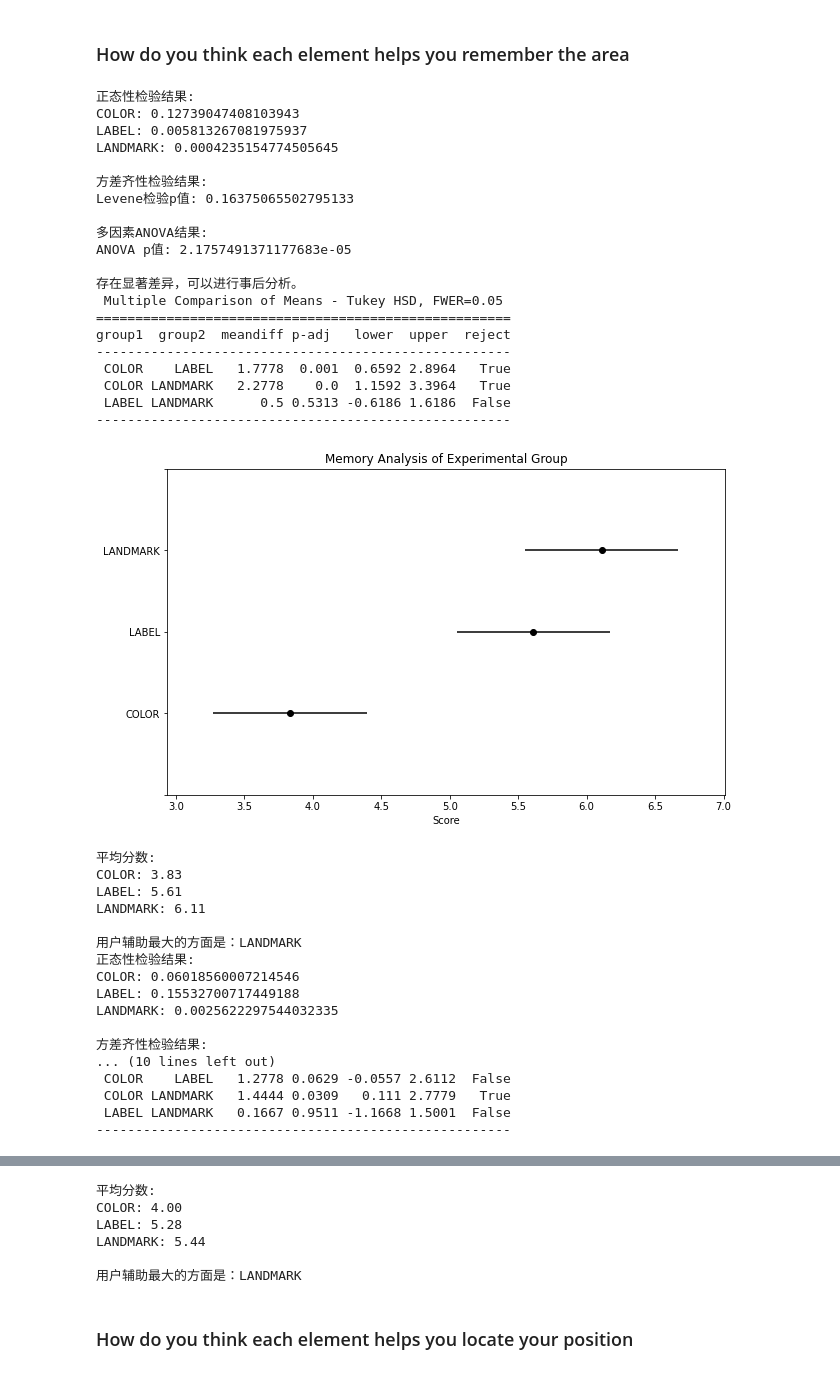
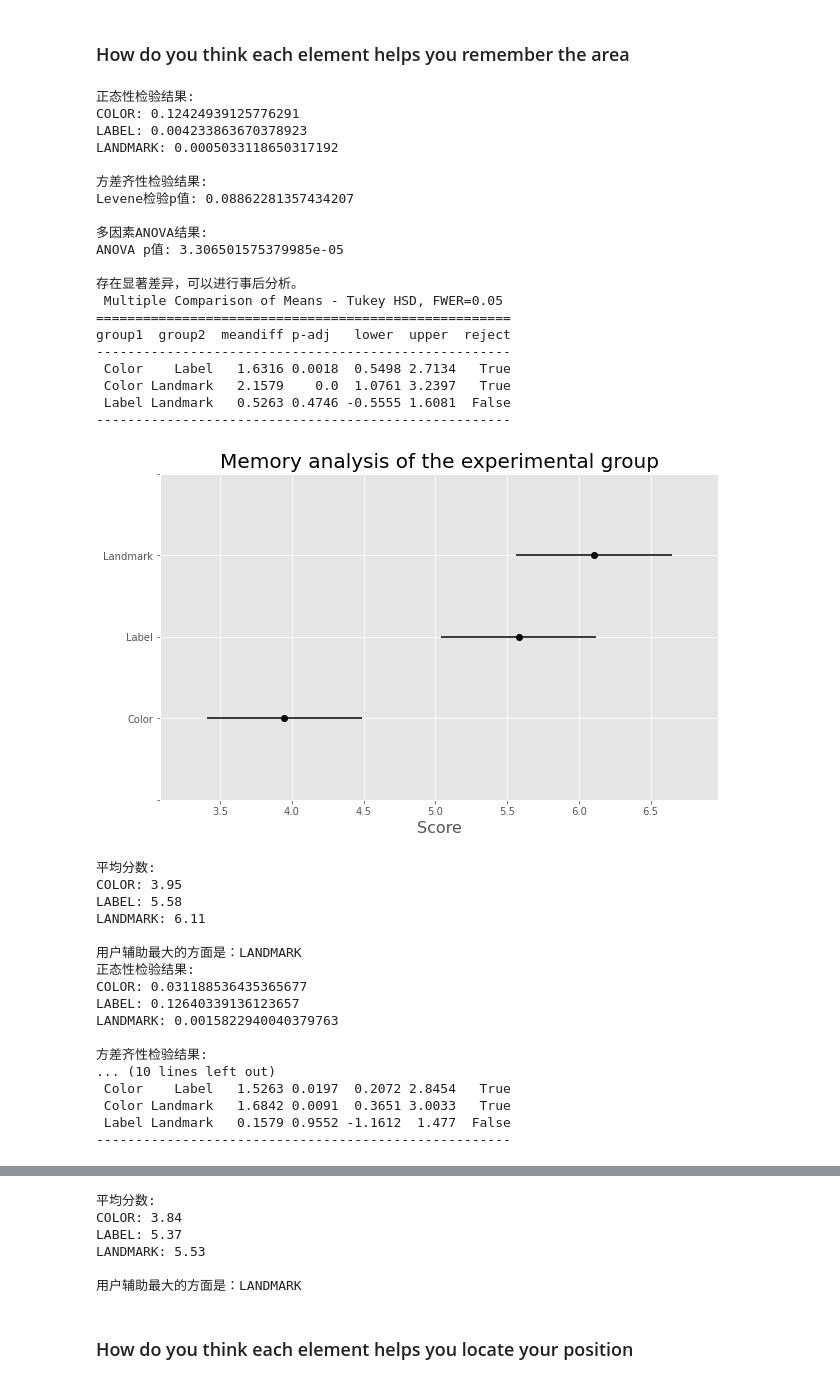
Before and after one commit to hinczhang/GraduteThesis_Master, a Jupyter notebook: EXP_DATA/group_diff.ipynb, the cells around one changed output, grey strips where cells are left out. Saved outputs shown, nothing was run; the diff lists cells and outputs as text; code cells hidden in the pictures.

```diff
--- a/EXP_DATA/group_diff.ipynb
+++ b/EXP_DATA/group_diff.ipynb
@@ -360,8 +358,8 @@ def model_analysis(scene_familiar, average_sod, familiar_mr, score, name = "defa
 # %% [markdown]
 ### Import data
 # %%
-CO_NUMS = list(range(1, 19))
-EX_NUMS = list(range(1, 19))
+CO_NUMS = list(range(1, 20))
+EX_NUMS = list(range(1, 20))
 co_json_datas = []
 ex_json_datas = []
 for name in CO_NUMS:
@@ -498,13 +498,13 @@ for idx, df in enumerate(dataframes_ex):
     grouped = df.groupby("TYPE")
 
     # 提取列名为 "1~12" 的列
-    columns_to_average = [str(i) for i in range(1, 19)]
+    columns_to_average = [str(i) for i in range(1, 20)]
 
     # 计算每个分组中 "1~12" 列的平均值
     averages = grouped[columns_to_average].mean().mean(axis=1)
     print("BLOCK ", idx + 1)
     print(averages)
-columns_to_average = [str(i) for i in range(1, 19)]
+columns_to_average = [str(i) for i in range(1, 20)]
 merged_df_ex = pd.concat(dataframes_ex, ignore_index=True)
 grouped_ex = merged_df_ex.groupby("TYPE")
 avg_frame_ex = grouped_ex[columns_to_average].mean()
@@ -537,12 +537,12 @@ for idx, df in enumerate(dataframes_co):
     df["TYPE"] = df["TYPE"].astype(str)
     grouped = df.groupby("TYPE")
     # 提取列名为 "1~12" 的列
-    columns_to_average = [str(i) for i in range(1, 19)]
+    columns_to_average = [str(i) for i in range(1, 20)]
     print("BLOCK ", idx + 1)
     # 计算每个分组中 "1~12" 列的平均值
     averages = grouped[columns_to_average].mean().mean(axis=1)
     print(averages)
-columns_to_average = [str(i) for i in range(1, 19)]
+columns_to_average = [str(i) for i in range(1, 20)]
 merged_df_co = pd.concat(dataframes_co, ignore_index=True)
 grouped_co = merged_df_co.groupby("TYPE")
 avg_frame_co = grouped_co[columns_to_average].mean()
@@ -636,9 +648,16 @@ Reject the null hypothesis using Mann-Whitney U's t-test: There is a significant
 # %%
+def perform_anova(*data_arrays):
+    f_statistic, p_value = f_oneway(*data_arrays)
+    return p_value
+e_1 = []
+e_2 = []
+c_1 = []
+c_2 = []
 for idx, (df_c, df_e) in enumerate(zip(dataframes_co, dataframes_ex)):
     grouped_c = df_c.groupby("TYPE")
     grouped_e = df_e.groupby("TYPE")
     # 提取列名为 "1~12" 的列
-    columns_to_average = [str(i) for i in range(1, 18)]
+    columns_to_average = [str(i) for i in range(1, 20)]
     print("BLOCK ", idx + 1)
     # 计算每个分组中 "1~12" 列的平均值
     averages_e = grouped_e[columns_to_average].mean()
@@ -647,6 +666,14 @@ for idx, (df_c, df_e) in enumerate(zip(dataframes_co, dataframes_ex)):
     row_list_e_2 = averages_e.iloc[1].tolist()
     row_list_c_1 = averages_c.iloc[0].tolist()
     row_list_c_2 = averages_c.iloc[1].tolist()
+    e_1.append(row_list_e_1)
+    e_2.append(row_list_e_2)
+    c_1.append(row_list_c_1)
+    c_2.append(row_list_c_2)
     draw_kde_BLOCK(row_list_c_1, row_list_e_1, row_list_c_2, row_list_e_2, "quant_block" + str(idx + 1))
+print(perform_anova(e_1[0], e_1[1], e_1[2]))
+print(perform_anova(e_2[0], e_2[1], e_2[2]))
+print(perform_anova(c_1[0], c_1[1], c_1[2]))
+print(perform_anova(c_2[0], c_2[1], c_2[2]))
 # %% [output]
 BLOCK  1
@@ -943,57 +1006,57 @@ LANDMARK: 5.11
 # %%
 EX_COLORS = []
 EX_LABELS = []
 EX_LANDMARKS = []
 CO_COLORS = []
 CO_LABELS = []
 CO_LANDMARKS = []
 for item in co_json_datas:
     CO_COLORS.append(item["post"][6])
     CO_LABELS.append(item["post"][7])
     CO_LANDMARKS.append(item["post"][8])
 for item in ex_json_datas:
     EX_COLORS.append(item["post"][6])
     EX_LABELS.append(item["post"][7])
     EX_LANDMARKS.append(item["post"][8])
 
-n_array_variable_diff(EX_COLORS, EX_LABELS, EX_LANDMARKS, "Memory Analysis of Experimental Group", "MEMORY_EX.png")
-n_array_variable_diff(CO_COLORS, CO_LABELS, CO_LANDMARKS, "Memory Analysis of Control Group", "MEMORY_CO.png")
+n_array_variable_diff(EX_COLORS, EX_LABELS, EX_LANDMARKS, "Memory analysis of the experimental group", "MEMORY_EX.png")
+n_array_variable_diff(CO_COLORS, CO_LABELS, CO_LANDMARKS, "Memory analysis of the control group", "MEMORY_CO.png")
 # %% [output]
 正态性检验结果:
-COLOR: 0.12739047408103943
-LABEL: 0.005813267081975937
-LANDMARK: 0.0004235154774505645
+COLOR: 0.12424939125776291
+LABEL: 0.004233863670378923
+LANDMARK: 0.0005033118650317192
 
 方差齐性检验结果:
-Levene检验p值: 0.16375065502795133
+Levene检验p值: 0.08862281357434207
 
 多因素ANOVA结果:
-ANOVA p值: 2.1757491371177683e-05
+ANOVA p值: 3.306501575379985e-05
 
 存在显著差异，可以进行事后分析。
  Multiple Comparison of Means - Tukey HSD, FWER=0.05
 =====================================================
 group1  group2  meandiff p-adj   lower  upper  reject
 -----------------------------------------------------
- COLOR    LABEL   1.7778  0.001  0.6592 2.8964   True
- COLOR LANDMARK   2.2778    0.0  1.1592 3.3964   True
- LABEL LANDMARK      0.5 0.5313 -0.6186 1.6186  False
+ Color    Label   1.6316 0.0018  0.5498 2.7134   True
+ Color Landmark   2.1579    0.0  1.0761 3.2397   True
+ Label Landmark   0.5263 0.4746 -0.5555 1.6081  False
 -----------------------------------------------------
-[figure, old version]
+[figure, new version]
 平均分数:
-COLOR: 3.83
-LABEL: 5.61
+COLOR: 3.95
+LABEL: 5.58
 LANDMARK: 6.11
 
 用户辅助最大的方面是：LANDMARK
 正态性检验结果:
-COLOR: 0.06018560007214546
-LABEL: 0.15532700717449188
-LANDMARK: 0.0025622297544032335
+COLOR: 0.031188536435365677
+LABEL: 0.12640339136123657
+LANDMARK: 0.0015822940040379763
 
 方差齐性检验结果:
 ... (10 lines left out)
- COLOR    LABEL   1.2778 0.0629 -0.0557 2.6112  False
- COLOR LANDMARK   1.4444 0.0309   0.111 2.7779   True
- LABEL LANDMARK   0.1667 0.9511 -1.1668 1.5001  False
+ Color    Label   1.5263 0.0197  0.2072 2.8454   True
+ Color Landmark   1.6842 0.0091  0.3651 3.0033   True
+ Label Landmark   0.1579 0.9552 -1.1612  1.477  False
 -----------------------------------------------------
@@ -1001,7 +1064,7 @@ LANDMARK: 0.0025622297544032335
 平均分数:
-COLOR: 4.00
-LABEL: 5.28
-LANDMARK: 5.44
+COLOR: 3.84
+LABEL: 5.37
+LANDMARK: 5.53
 
 用户辅助最大的方面是：LANDMARK
 # %% [markdown]
```
Also changed, not shown: parts of 39 cells of this notebook, 30 other files.
